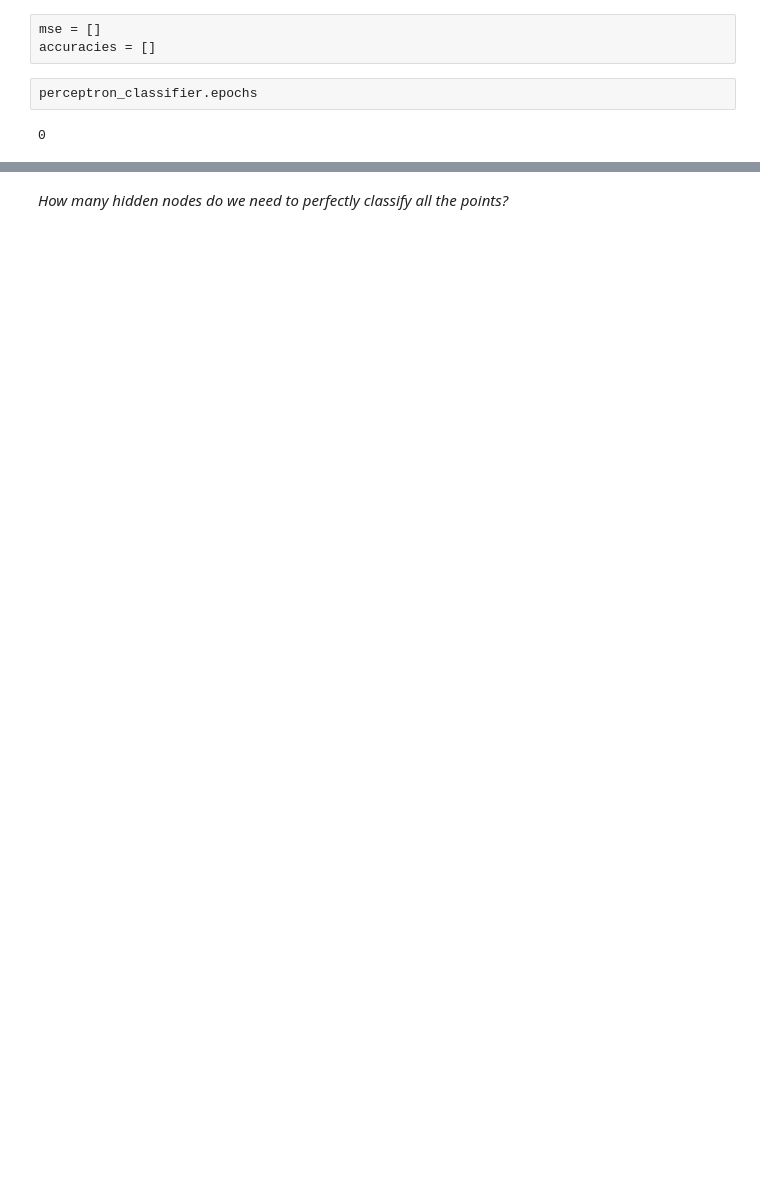
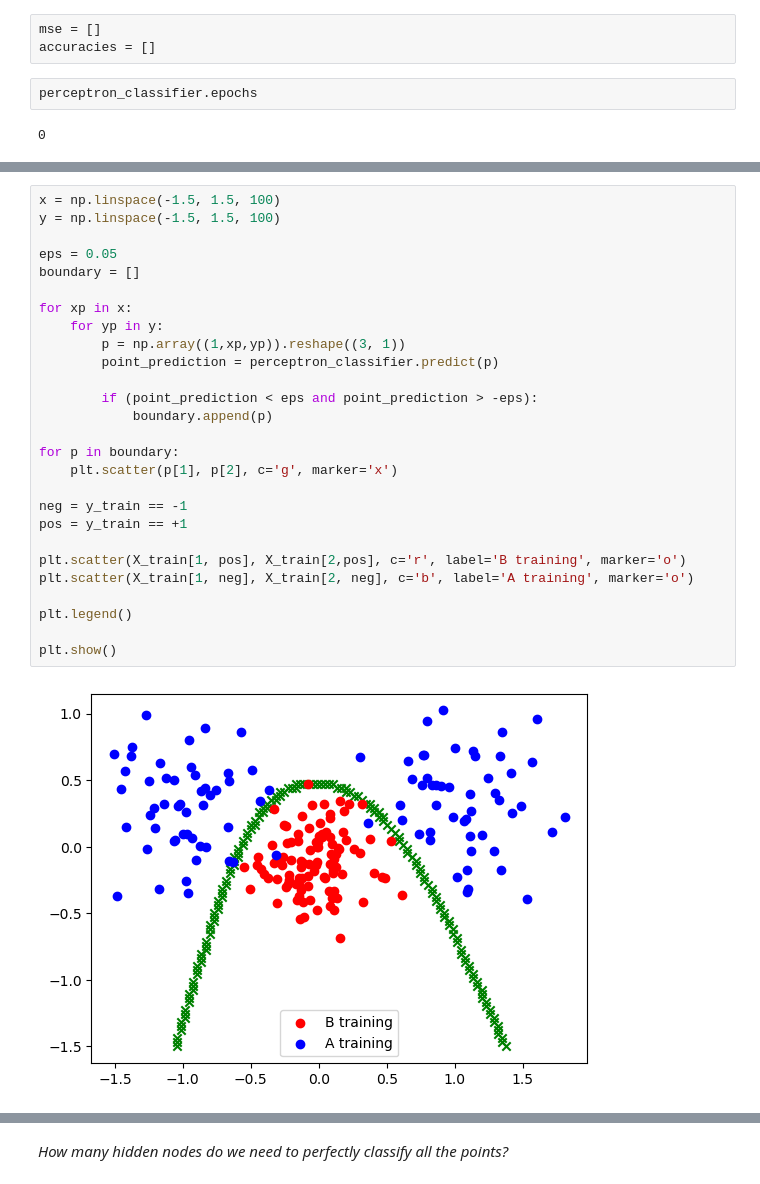
Before and after one commit to Seyoooo/ANNandDAlabs, a Jupyter notebook: Lab1b/lab1b_3_1_1_sam.ipynb, the cells around one changed output, grey strips where cells are left out. Saved outputs shown, nothing was run; the diff lists cells and outputs as text; blank space fills up the shorter version.

```diff
--- a/Lab1b/lab1b_3_1_1_sam.ipynb
+++ b/Lab1b/lab1b_3_1_1_sam.ipynb
@@ -272,3 +272,32 @@ plt.show()
+# %%
+x = np.linspace(-1.5, 1.5, 100)
+y = np.linspace(-1.5, 1.5, 100)
+
+eps = 0.05
+boundary = []
+
+for xp in x:
+    for yp in y:
+        p = np.array((1,xp,yp)).reshape((3, 1))
+        point_prediction = perceptron_classifier.predict(p)
+
+        if (point_prediction < eps and point_prediction > -eps):
+            boundary.append(p)
+
+for p in boundary:
+    plt.scatter(p[1], p[2], c='g', marker='x')
+
+neg = y_train == -1
+pos = y_train == +1
+
+plt.scatter(X_train[1, pos], X_train[2,pos], c='r', label='B training', marker='o')
+plt.scatter(X_train[1, neg], X_train[2, neg], c='b', label='A training', marker='o')
+
+plt.legend()
+
+plt.show()
+# %% [output]
+[figure, added]
 # %%
 p = perceptron_classifier.predict(X_train)
 predictions = 2*(np.array(p > 0, dtype=int)) - 1
```
Also changed, not shown: parts of 54 cells of this notebook, 31 other files.
